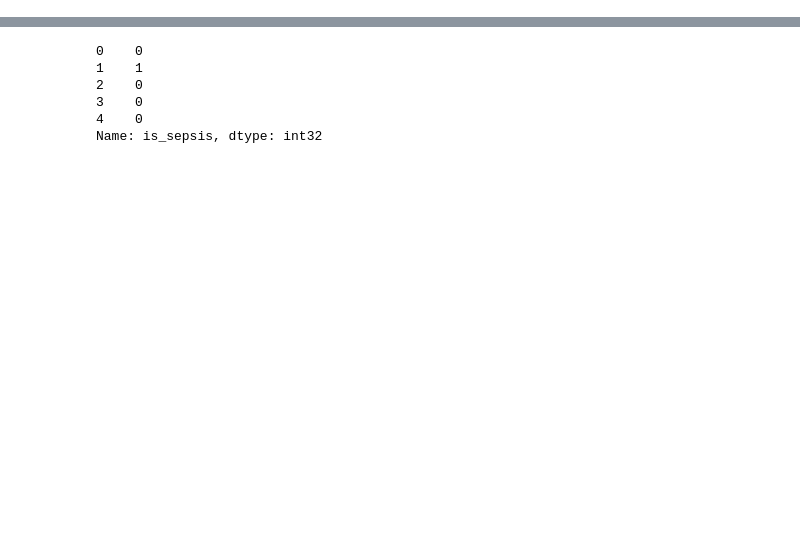
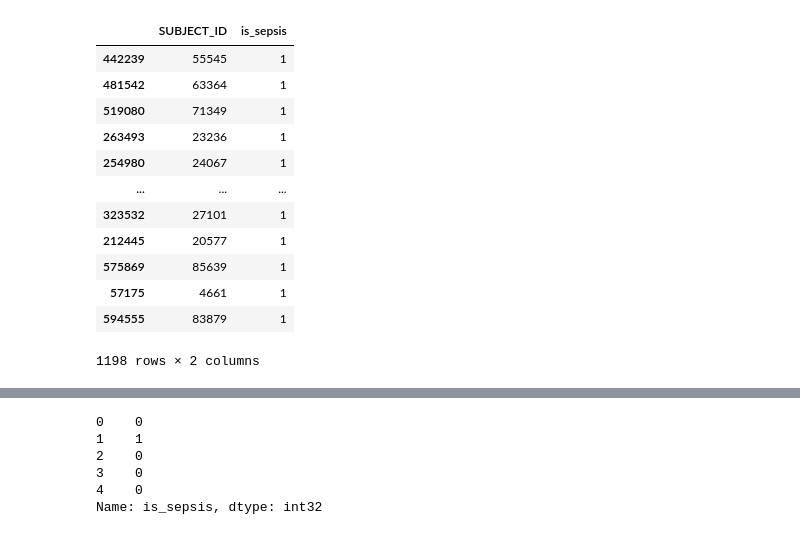
Before and after one commit to zengjilie/sepsis-prediction, a Jupyter notebook: main.ipynb, the cells around one changed output, grey strips where cells are left out. Cells and saved outputs as stored; diff of their text form; code cells hidden in the pictures; blank space fills up the shorter version.

```diff
--- a/main.ipynb
+++ b/main.ipynb
@@ -125,0 +47,39 @@ df_merge
+# %%
+# Diagnoses table
+df_diag = df_diag.dropna()
+df_diag.drop([
+    "ROW_ID",
+    "SEQ_NUM",
+    "HADM_ID"
+],axis = 1, inplace = True)
+df_diag.loc[df_diag["ICD9_CODE"].str.contains('99591'),"ICD9_CODE"] = '\+1'
+df_diag.loc[~df_diag["ICD9_CODE"].str.contains('\+1'),"ICD9_CODE"]= '\-1'
+
+def label_sepsis (e):
+    if e in '\+1':
+        return 1
+    else:
+        return 0
+
+df_diag['is_sepsis'] = df_diag['ICD9_CODE'].apply(lambda e :label_sepsis(e))
+
+df_diag.drop([
+    "ICD9_CODE",
+],axis = 1, inplace = True)
+df_diag = df_diag.sort_values('is_sepsis')
+df_diag = df_diag.drop_duplicates(subset = 'SUBJECT_ID', keep = "last")
+df_diag.head()
+# %% [output]
+|  | SUBJECT_ID | is_sepsis |
+| 442239 | 55545 | 1 |
+| 481542 | 63364 | 1 |
+| 519080 | 71349 | 1 |
+| 263493 | 23236 | 1 |
+| 254980 | 24067 | 1 |
+| ... | ... | ... |
+| 323532 | 27101 | 1 |
+| 212445 | 20577 | 1 |
+| 575869 | 85639 | 1 |
+| 57175 | 4661 | 1 |
+| 594555 | 83879 | 1 |
+1198 rows × 2 columns
```
Also changed, not shown: parts of 21 cells of this notebook.
